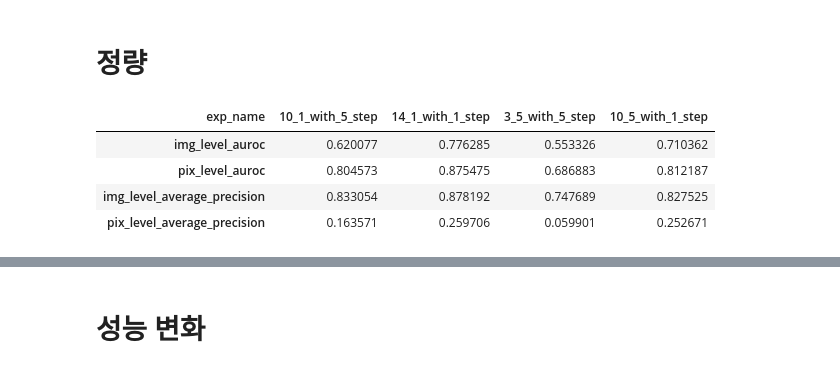
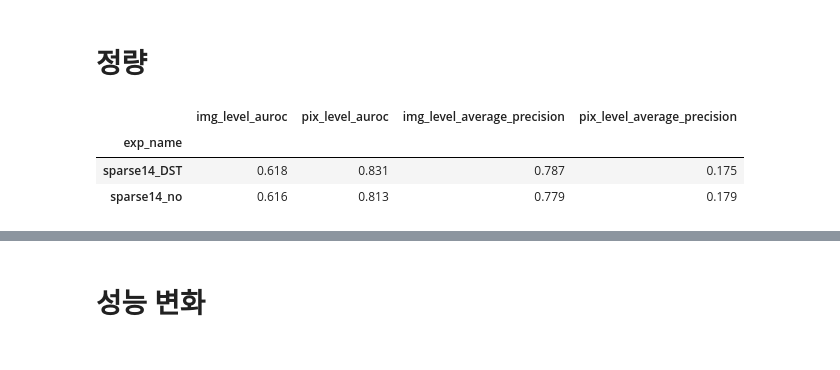
Before and after one commit to crimama/LifeLongerAD, a Jupyter notebook: notebooks/[CFGCAD] Evaluation_result.ipynb, the cells around one changed output, grey strips where cells are left out. Cells and saved outputs as stored; diff of their text form; code cells hidden in the pictures.

```diff
--- a/notebooks/[CFGCAD] Evaluation_result.ipynb
+++ b/notebooks/[CFGCAD] Evaluation_result.ipynb
@@ -8,10 +39,24 @@ from glob import glob
 # %%
-exp_name = "/Volume/VAD/LifeLongerAD_cu121/results/CFGCAD/MVTecAD/baseline6_200epoch-*-Continual_True-online_False/seed_42/results"
+csv_dirs = ["/Volume/VAD/LifeLongerAD_cu121/results/CFGCAD/MVTecAD/sparse14_DST-3_5_with_5_step-Continual_True-online_False/seed_42/results",
+            "/Volume/VAD/LifeLongerAD_cu121/results/CFGCAD/MVTecAD/sparse14_no-3_5_with_5_step-Continual_True-online_False/seed_42/results"
+            ]
 
-csv_dirs = glob(os.path.join(exp_name,'main.csv'))
+def get_experiment_results(csv_dirs):
+    df = pd.DataFrame()
+    for cv in csv_dirs:
+        cv = os.path.join(cv, 'main.csv')
+        temp = pd.read_csv(cv)
+        temp['exp_name'] = cv.split('/')[-4].split('-')[0]
+        df = pd.concat([df,temp[temp['class_name']=='AA']])
 
-df = pd.DataFrame()
-for cv in csv_dirs:
-    temp = pd.read_csv(cv)
-    temp['exp_name'] = cv.split('/')[-4].split('-')[1]
-    df = pd.concat([df,temp[temp['class_name']=='AA']])
+    df = df.drop(columns=['Unnamed: 0','class_name'])[['exp_name','img_level_auroc','pix_level_auroc','img_level_average_precision','pix_level_average_precision']]
+    return df.set_index(df['exp_name']).drop(columns='exp_name')
+
+df = get_experiment_results(csv_dirs)
+
+df.round(3)
+# %% [output]
+|  | img_level_auroc | pix_level_auroc | img_level_average_precision | pix_level_average_precision |
+| exp_name |  |  |  |  |
+| sparse14_DST | 0.618 | 0.831 | 0.787 | 0.175 |
+| sparse14_no | 0.616 | 0.813 | 0.779 | 0.179 |
@@ -20,8 +62,0 @@ df = df.drop(columns=['Unnamed: 0','class_name'])[['exp_name','img_level_auroc',
-# %%
-df.set_index(df['exp_name']).drop(columns='exp_name').T
-# %% [output]
-| exp_name | 10_1_with_5_step | 14_1_with_1_step | 3_5_with_5_step | 10_5_with_1_step |
-| img_level_auroc | 0.620077 | 0.776285 | 0.553326 | 0.710362 |
-| pix_level_auroc | 0.804573 | 0.875475 | 0.686883 | 0.812187 |
-| img_level_average_precision | 0.833054 | 0.878192 | 0.747689 | 0.827525 |
-| pix_level_average_precision | 0.163571 | 0.259706 | 0.059901 | 0.252671 |
```
Also changed, not shown: parts of 4 cells of this notebook, 17 other files.
